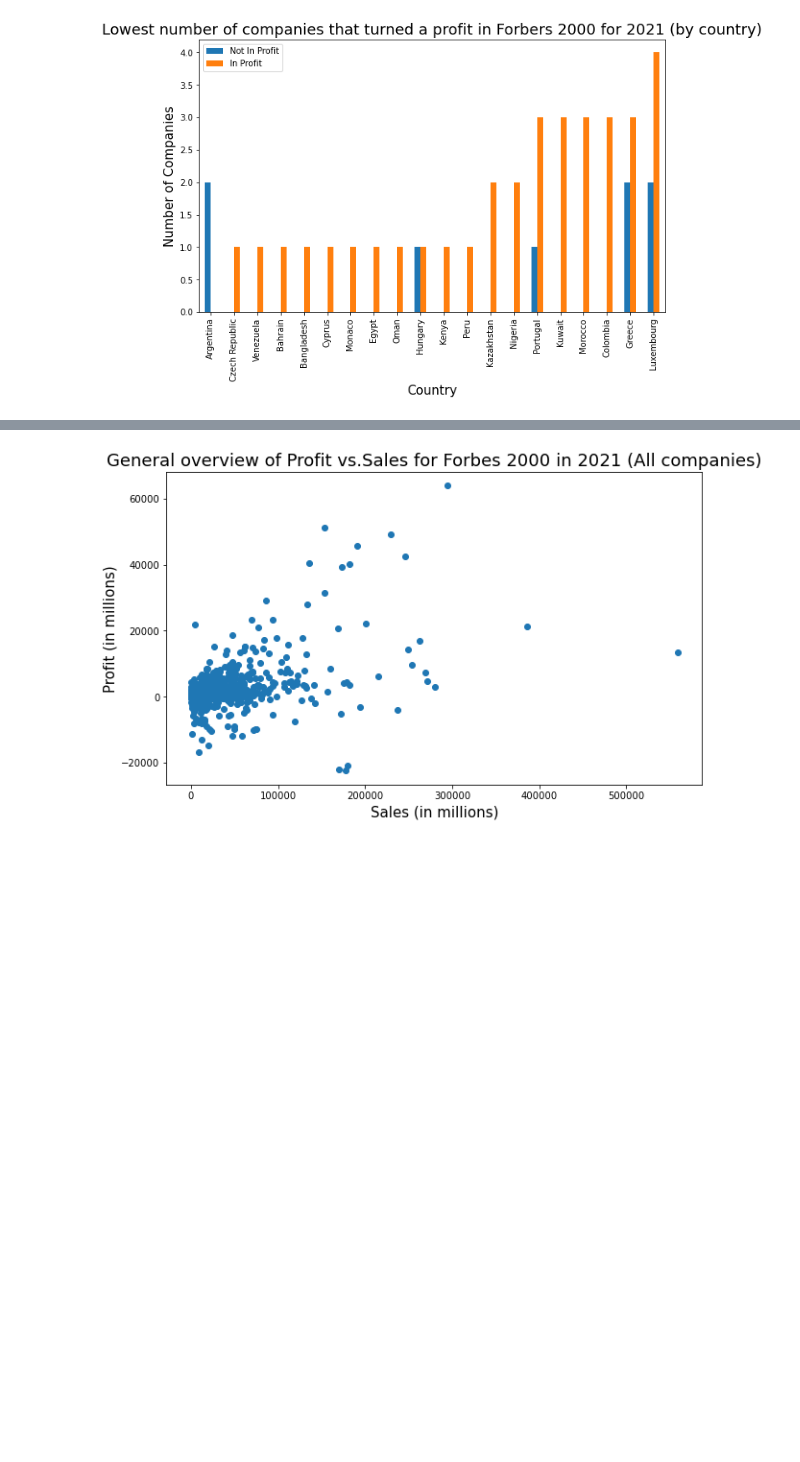
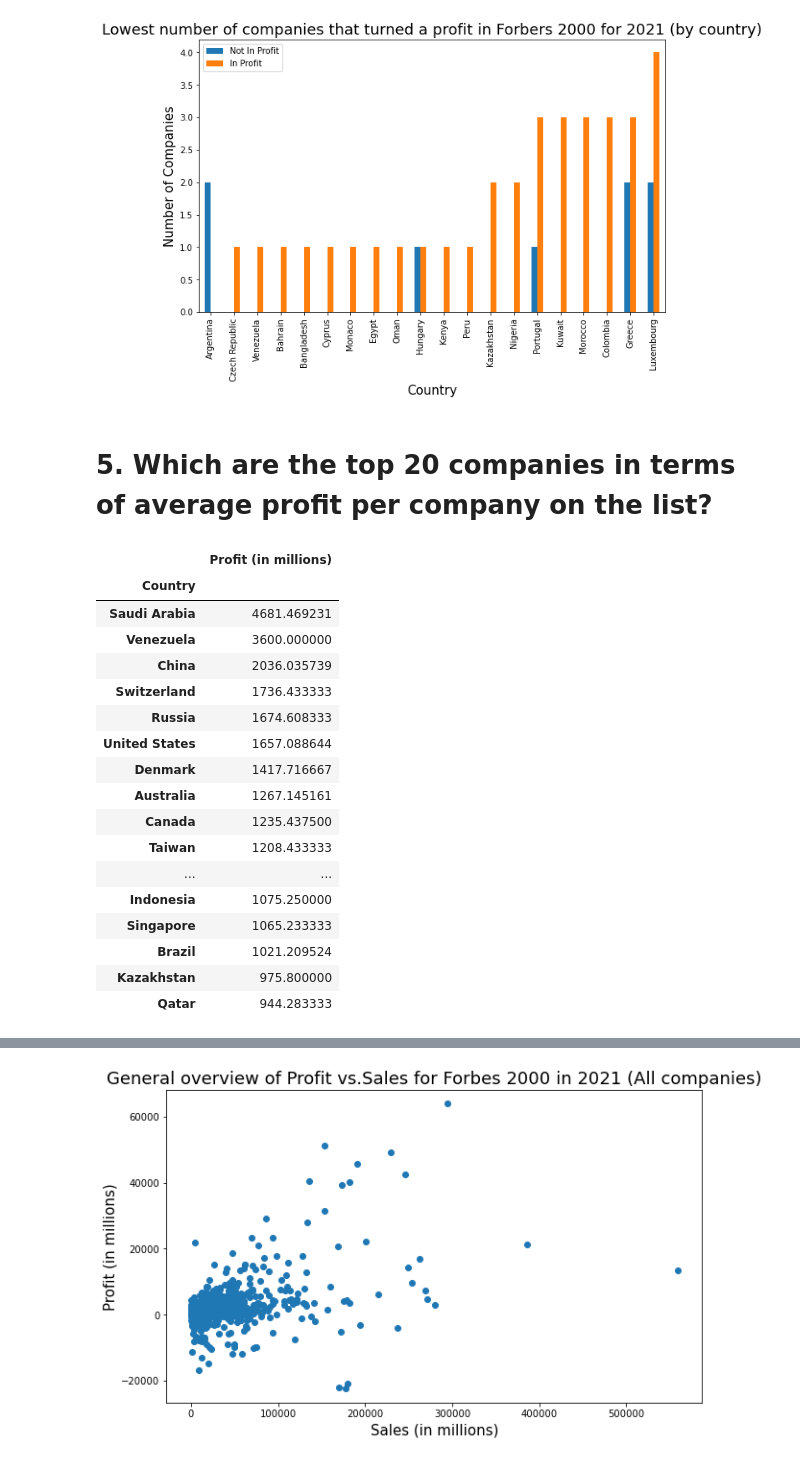
Before and after one commit to richardgourley/fortune-global-2000-in-2021, a Jupyter notebook: 4-visualizations.ipynb, the cells around one changed output, grey strips where cells are left out. Cells and saved outputs as stored; diff of their text form; code cells hidden in the pictures; blank space fills up the shorter version.

```diff
--- a/4-visualizations.ipynb
+++ b/4-visualizations.ipynb
@@ -143,3 +143,32 @@ plt.title("Lowest number of companies that turned a profit in Forbers 2000 for 2
 plt.show()
 # %% [output]
 [figure]
+# %% [markdown]
+# 5. Which are the top 20 companies in terms of average profit per company on the list?
+# %%
+# Create pivot table calculating average profit per company
+df_average_profit = df.pivot_table(index='Country', values="Profit (in millions)", aggfunc="mean")
+
+# Sort values and get top 20
+df_average_profit.sort_values("Profit (in millions)", ascending=False, inplace=True)
+df_average_profit_top_20 = df_average_profit.head(20)
+df_average_profit_top_20
+# %% [output]
+|  | Profit (in millions) |
+| Country |  |
+| Saudi Arabia | 4681.469231 |
+| Venezuela | 3600.000000 |
+| China | 2036.035739 |
+| Switzerland | 1736.433333 |
+| Russia | 1674.608333 |
+| United States | 1657.088644 |
+| Denmark | 1417.716667 |
+| Australia | 1267.145161 |
+| Canada | 1235.437500 |
+| Taiwan | 1208.433333 |
+| ... | ... |
+| Indonesia | 1075.250000 |
+| Singapore | 1065.233333 |
+| Brazil | 1021.209524 |
+| Kazakhstan | 975.800000 |
+| Qatar | 944.283333 |
```
Also changed, not shown: parts of 4 cells of this notebook.
